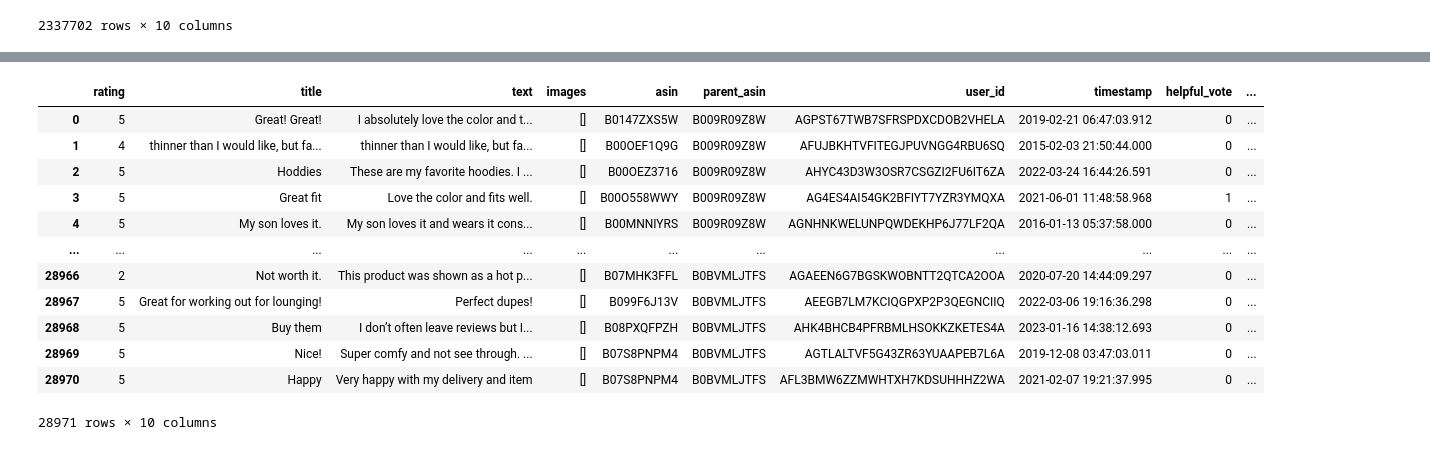
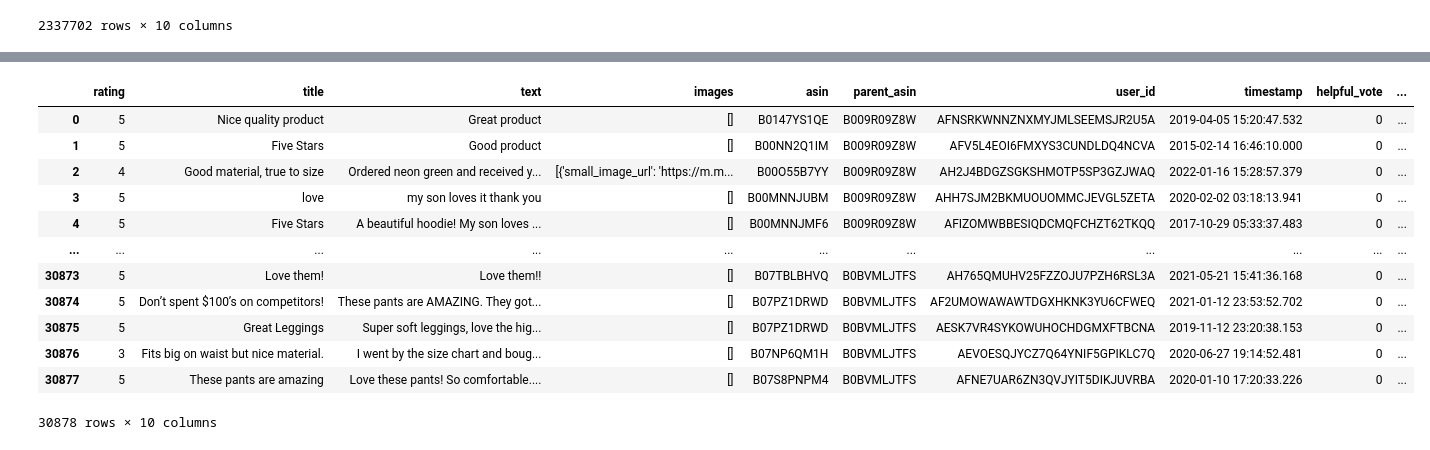
Before and after one commit to smallbrowndog/3-1_project, a Jupyter notebook: f_cleaned.ipynb, the cells around one changed output, grey strips where cells are left out. Saved outputs shown, nothing was run; the diff lists cells and outputs as text; code cells hidden in the pictures.

```diff
--- a/f_cleaned.ipynb
+++ b/f_cleaned.ipynb
@@ -3,8 +3,13 @@ import json
 import pandas as pd
 import matplotlib.pyplot as plt
 # %%
-amazon_review = pd.read_json('C:/Users/김기주/3-1project/data/Amazon_Fashion.jsonl', lines=True)
-amazon_meta = pd.read_json('C:/Users/김기주/3-1project/data/meta_Amazon_Fashion.jsonl', lines=True)
+# 집
+# amazon_review = pd.read_json('C:/Users/김기주/3-1project/data/Amazon_Fashion.jsonl', lines=True)
+# amazon_meta = pd.read_json('C:/Users/김기주/3-1project/data/meta_Amazon_Fashion.jsonl', lines=True)
+
+# 학교
+amazon_review = pd.read_json('C:/Users/user/Desktop/2019136165 김기주/캡스톤프로젝트/fashion/Amazon_Fashion.jsonl', lines=True)
+amazon_meta = pd.read_json('C:/Users/user/Desktop/2019136165 김기주/캡스톤프로젝트/fashion/meta_Amazon_Fashion.jsonl', lines=True)
 # %%
 print(amazon_review.columns)
 print(amazon_meta.columns)
@@ -90,18 +121,18 @@ Name: count, dtype: int64
 # %%
 fin_df = c_a_r[c_a_r['parent_asin'].isin(['B09KHSM7BB', 'B09M6X79V9', 'B09H6MXJ71', 'B07CQ84KLT', 'B07BM9GWG7', 'B0BVMLJTFS', 'B08F1V3KB9', 'B0B2KL8C8Q', 'B009R09Z8W', 'B0928FSGGD', 'B09MJ6NSNM',
-                                               'B084LJ5ZJ5', 'B097RFTKJP', 'B07XD71F1H', 'B07YSSNLSW', 'B076QD9NP1'])].sort_values('parent_asin').reset_index(drop=True)
+                                               'B084LJ5ZJ5', 'B097RFTKJP', 'B07XD71F1H', 'B076QD9NP1', 'B0B16Q1854', 'B01JUP0DLQ', 'B07S8KMCQW'])].sort_values('parent_asin').reset_index(drop=True)
 fin_df
 # %% [output]
 |  | rating | title | text | images | asin | parent_asin | user_id | timestamp | helpful_vote | ... |
-| 0 | 5 | Great! Great! | I absolutely love the color and t... | [] | B0147ZXS5W | B009R09Z8W | AGPST67TWB7SFRSPDXCDOB2VHELA | 2019-02-21 06:47:03.912 | 0 | ... |
-| 1 | 4 | thinner than I would like, but fa... | thinner than I would like, but fa... | [] | B00OEF1Q9G | B009R09Z8W | AFUJBKHTVFITEGJPUVNGG4RBU6SQ | 2015-02-03 21:50:44.000 | 0 | ... |
-| 2 | 5 | Hoddies | These are my favorite hoodies. I ... | [] | B00OEZ3716 | B009R09Z8W | AHYC43D3W3OSR7CSGZI2FU6IT6ZA | 2022-03-24 16:44:26.591 | 0 | ... |
-| 3 | 5 | Great fit | Love the color and fits well. | [] | B00O558WWY | B009R09Z8W | AG4ES4AI54GK2BFIYT7YZR3YMQXA | 2021-06-01 11:48:58.968 | 1 | ... |
-| 4 | 5 | My son loves it. | My son loves it and wears it cons... | [] | B00MNNIYRS | B009R09Z8W | AGNHNKWELUNPQWDEKHP6J77LF2QA | 2016-01-13 05:37:58.000 | 0 | ... |
+| 0 | 5 | Nice quality product | Great product | [] | B0147YS1QE | B009R09Z8W | AFNSRKWNNZNXMYJMLSEEMSJR2U5A | 2019-04-05 15:20:47.532 | 0 | ... |
+| 1 | 5 | Five Stars | Good product | [] | B00NN2Q1IM | B009R09Z8W | AFV5L4EOI6FMXYS3CUNDLDQ4NCVA | 2015-02-14 16:46:10.000 | 0 | ... |
+| 2 | 4 | Good material, true to size | Ordered neon green and received y... | [{'small_image_url': 'https://m.m... | B00O55B7YY | B009R09Z8W | AH2J4BDGZSGKSHMOTP5SP3GZJWAQ | 2022-01-16 15:28:57.379 | 0 | ... |
+| 3 | 5 | love | my son loves it thank you | [] | B00MNNJUBM | B009R09Z8W | AHH7SJM2BKMUOUOMMCJEVGL5ZETA | 2020-02-02 03:18:13.941 | 0 | ... |
+| 4 | 5 | Five Stars | A beautiful hoodie! My son loves ... | [] | B00MNNJMF6 | B009R09Z8W | AFIZOMWBBESIQDCMQFCHZT62TKQQ | 2017-10-29 05:33:37.483 | 0 | ... |
 | ... | ... | ... | ... | ... | ... | ... | ... | ... | ... | ... |
-| 28966 | 2 | Not worth it. | This product was shown as a hot p... | [] | B07MHK3FFL | B0BVMLJTFS | AGAEEN6G7BGSKWOBNTT2QTCA2OOA | 2020-07-20 14:44:09.297 | 0 | ... |
-| 28967 | 5 | Great for working out for lounging! | Perfect dupes! | [] | B099F6J13V | B0BVMLJTFS | AEEGB7LM7KCIQGPXP2P3QEGNCIIQ | 2022-03-06 19:16:36.298 | 0 | ... |
-| 28968 | 5 | Buy them | I don’t often leave reviews but I... | [] | B08PXQFPZH | B0BVMLJTFS | AHK4BHCB4PFRBMLHSOKKZKETES4A | 2023-01-16 14:38:12.693 | 0 | ... |
-| 28969 | 5 | Nice! | Super comfy and not see through. ... | [] | B07S8PNPM4 | B0BVMLJTFS | AGTLALTVF5G43ZR63YUAAPEB7L6A | 2019-12-08 03:47:03.011 | 0 | ... |
-| 28970 | 5 | Happy | Very happy with my delivery and item | [] | B07S8PNPM4 | B0BVMLJTFS | AFL3BMW6ZZMWHTXH7KDSUHHHZ2WA | 2021-02-07 19:21:37.995 | 0 | ... |
+| 30873 | 5 | Love them! | Love them!! | [] | B07TBLBHVQ | B0BVMLJTFS | AH765QMUHV25FZZOJU7PZH6RSL3A | 2021-05-21 15:41:36.168 | 0 | ... |
+| 30874 | 5 | Don’t spent $100’s on competitors! | These pants are AMAZING. They got... | [] | B07PZ1DRWD | B0BVMLJTFS | AF2UMOWAWAWTDGXHKNK3YU6CFWEQ | 2021-01-12 23:53:52.702 | 0 | ... |
+| 30875 | 5 | Great Leggings | Super soft leggings, love the hig... | [] | B07PZ1DRWD | B0BVMLJTFS | AESK7VR4SYKOWUHOCHDGMXFTBCNA | 2019-11-12 23:20:38.153 | 0 | ... |
+| 30876 | 3 | Fits big on waist but nice material. | I went by the size chart and boug... | [] | B07NP6QM1H | B0BVMLJTFS | AEVOESQJYCZ7Q64YNIF5GPIKLC7Q | 2020-06-27 19:14:52.481 | 0 | ... |
+| 30877 | 5 | These pants are amazing | Love these pants! So comfortable.... | [] | B07S8PNPM4 | B0BVMLJTFS | AFNE7UAR6ZN3QVJYIT5DIKJUVRBA | 2020-01-10 17:20:33.226 | 0 | ... |
-28971 rows × 10 columns
+30878 rows × 10 columns
```
Also changed, not shown: parts of 16 cells of this notebook.
